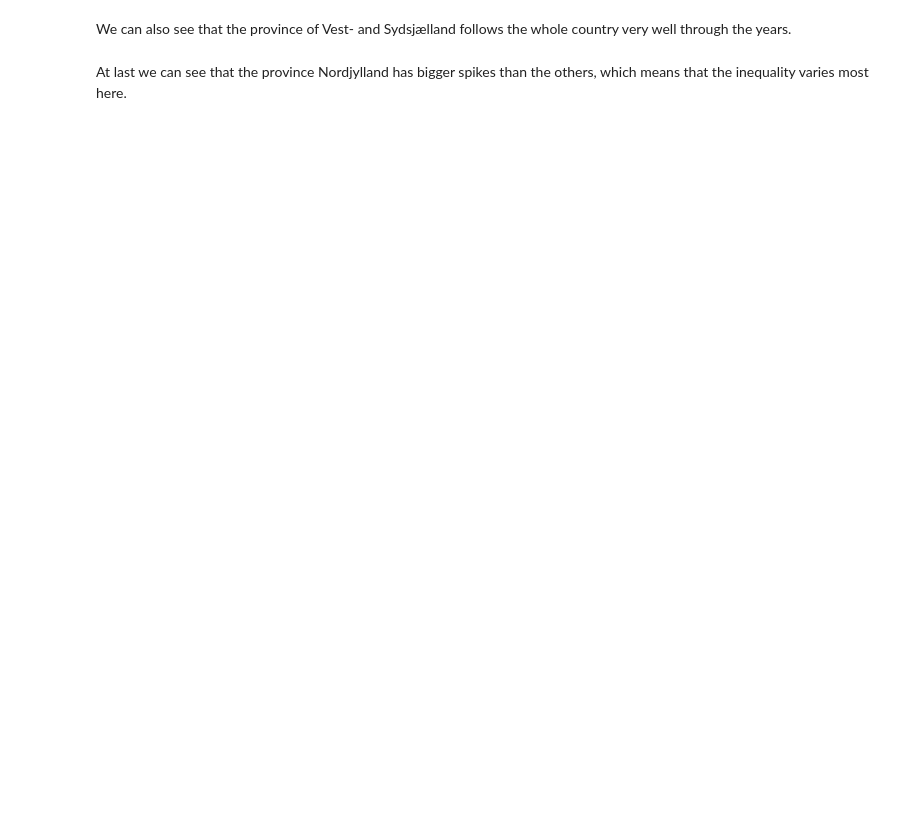
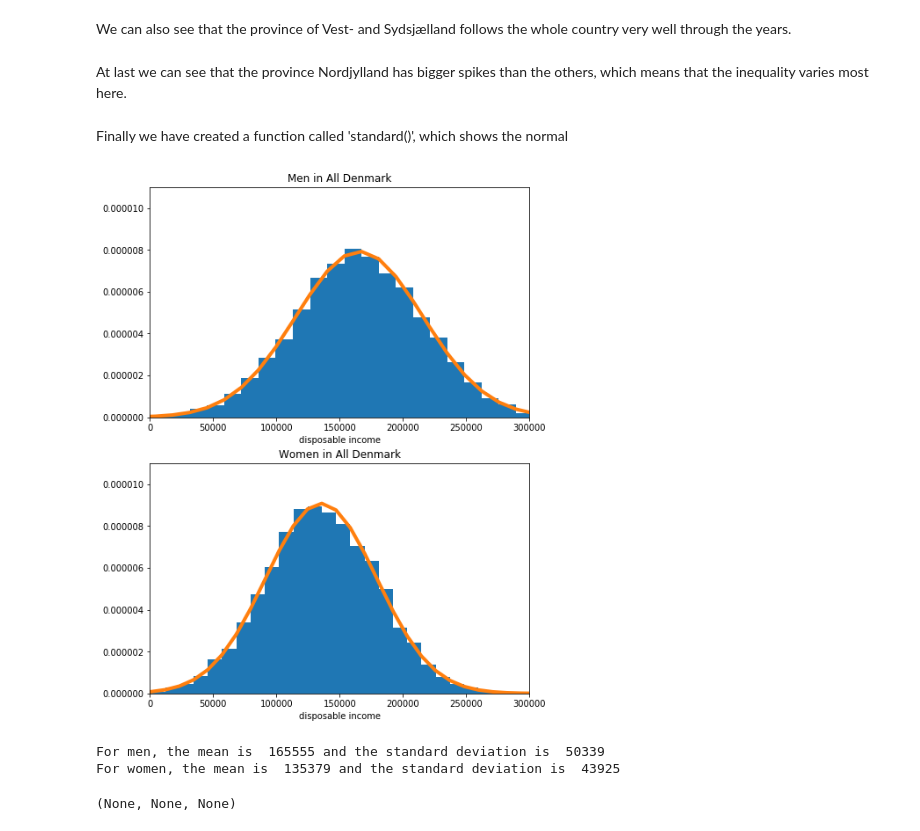
Before and after one commit to kzm266/projects-2019-anaconda-bois, a Jupyter notebook: dataproject/dataProject.ipynb, the cells around one changed output. Drawn from its saved outputs; the diff is of its cells as text; code cells hidden in the pictures; blank space fills up the shorter version.

```diff
--- a/dataproject/dataProject.ipynb
+++ b/dataproject/dataProject.ipynb
@@ -82,3 +82,12 @@ We can here see, that fx the province Bornholm, has reached the lowest point of
 We can also see that the province of Vest- and Sydsjælland follows the whole country very well through the years.
 # %% [markdown]
 At last we can see that the province Nordjylland has bigger spikes than the others, which means that the inequality varies most here.
+# %% [markdown]
+Finally we have created a function called 'standard()', which shows the normal
+# %%
+pr.standard('All Denmark')
+# %% [output]
+[figure, added]
+For men, the mean is  165555 and the standard deviation is  50339
+For women, the mean is  135379 and the standard deviation is  43925
+(None, None, None)
```
Also changed, not shown: parts of 1 cell of this notebook, 1 other file.
